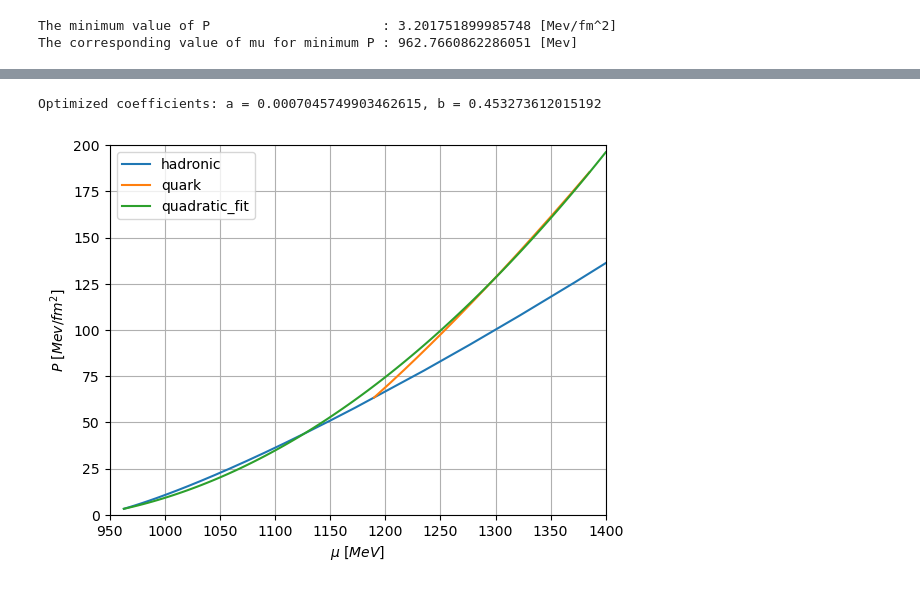
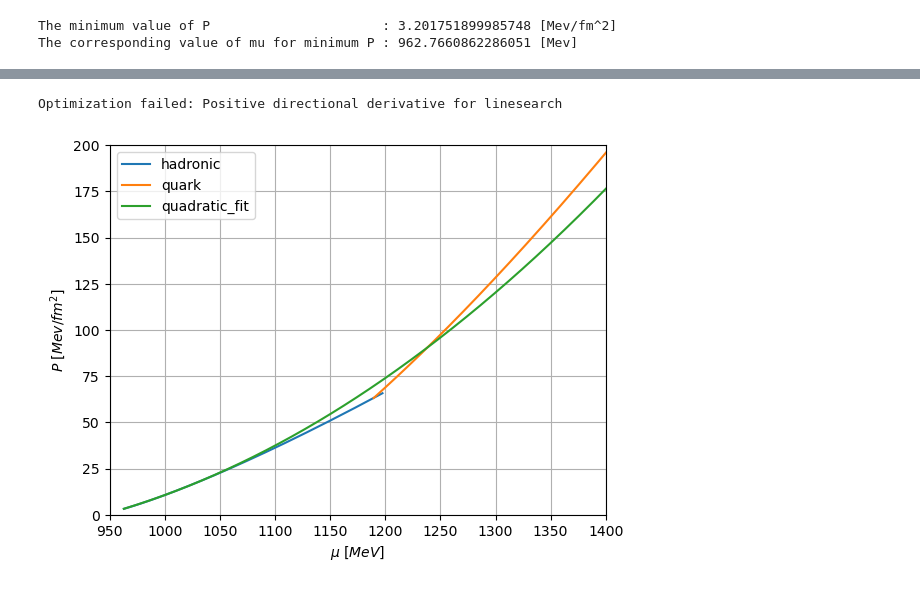
Before and after one commit to katta626/Phase_Transition, a Jupyter notebook: code/quadratic_fit-2.ipynb, the cells around one changed output, grey strips where cells are left out. Saved outputs shown, nothing was run; the diff lists cells and outputs as text; code cells hidden in the pictures.

```diff
--- a/code/quadratic_fit-2.ipynb
+++ b/code/quadratic_fit-2.ipynb
@@ -729,11 +727,17 @@ print(y_intersect)
 1189.8348348348347
 63.452713316194014
 # %%
-P_min = min(P_1_all)
-mu_min = min(mu1_b)
+P_min = min(P_hadronic)
+mu_min = min(mu_hadronic)
 
 print(r"The minimum value of P                      : "+str(P_min)+" [Mev/fm^2] ")
 print(r"The corresponding value of mu for minimum P : "+str(mu_min)+" [Mev] ")
 # %% [output]
 The minimum value of P                      : 3.201751899985748 [Mev/fm^2]
 The corresponding value of mu for minimum P : 962.7660862286051 [Mev]
+# %%
+mu_crit = x_intersect
+P_crit_1 = y_intersect*(1+0.01)
+P_crit_2 = y_intersect*(1+0.1)
+# %%
+P_crit=np.linspace(P_crit_1,P_crit_2,1000)
@@ -745,8 +860,15 @@ P_crit = y_intersect*(1+0.1)
 x1, y1 = mu_min, P_min
 x2, y2 = mu_crit, P_crit
 
-x_points = mu_quark_2
-y_points = P_quark_2
+x_points = mu_quark_11
+y_points = P_quark_11
+
+# For inequality constraint defining hadronic part.
+x_values = np.array(mu_hadronic[1:])  # Hadronic Part x_values
+f_values = np.array(P_hadronic[1:])    # Corresponding y_values
+
+x_values_1 = np.array(mu_quark_11[1:])
+f_values_1 = np.array(P_quark_11[1:])
 
 # Define the quadratic function
 def quadratic(x, a, b):
@@ -755,43 +877,53 @@ def quadratic(x, a, b):
 # Objective function: sum of squared differences
 def objective(params):
     a, b = params
-    y_quadratic = quadratic(x_points, a, b)
-    # Find the point of intersection by minimizing the distance to the curve
-    return np.sum((y_quadratic - y_points)**2)
+    return 0
 
 # Initial guess for parameters
-initial_guess = [1, 1]
+initial_guess = [0, 1]
 
 # Constraints to pass through (x1, y1)
-def constraint(params):
+def eq_constraint(params):
     a, b = params
     return quadratic(x1, a, b) - y1
 
+def ineq_constraint(params):
+    a, b = params
+    return quadratic(x_values, a, b) - f_values
+def ineq_constraint_1(params):
+    a, b = params
+    return quadratic(x_values_1, a, b) - f_values_1
+
 # Define the constraint in the form required by 'minimize'
-cons = {'type': 'eq', 'fun': constraint}
+constraints = [
+    {'type': 'eq', 'fun': eq_constraint},
+    {'type': 'ineq', 'fun': ineq_constraint},
+    {'type': 'ineq', 'fun': ineq_constraint_1}
+]
+# Perform the optimization
+result = minimize(objective, initial_guess, constraints=constraints)
 
-# Perform the optimization
-result = minimize(objective, initial_guess, constraints=cons)
-
-# Extract optimized parameters
-a_opt, b_opt = result.x
-
-print(f"Optimized coefficients: a = {a_opt}, b = {b_opt}")
+# Check if optimization was successful
+if result.success:
+    a_opt, b_opt = result.x
+    print(f"Optimized coefficients: a = {a_opt}, b = {b_opt}")
+else:
+    print("Optimization failed:", result.message)
 # %% [output]
-Optimized coefficients: a = 0.0007045749903462615, b = 0.453273612015192
+Optimization failed: Positive directional derivative for linesearch
 # %%
-x=np.linspace(mu_min,1400,100)
+x=np.linspace(mu_min,1800,1000)
 y= a_opt * (x - x2)**2 + b_opt * (x - x2) + y2
 # %%
-plt.plot(mu1_b, P_1_all, label = "hadronic")
-plt.plot(mu_quark_2, P_quark_2, label = "quark")
+plt.plot(mu_hadronic, P_hadronic, label = "hadronic")
+plt.plot(mu_quark_11, P_quark_11, label = "quark")
 plt.plot(x,y,label="quadratic_fit")
 
 plt.xlabel(r"$\mu \ [MeV]$")
 plt.ylabel(r"$P \ [Mev/fm^2]$")
 plt.legend()
 plt.xlim([950,1400])
 plt.ylim([0,200])
 plt.grid()
 # %% [output]
-[figure, old version]
+[figure, new version]
```
Also changed, not shown: parts of 9 cells of this notebook.
